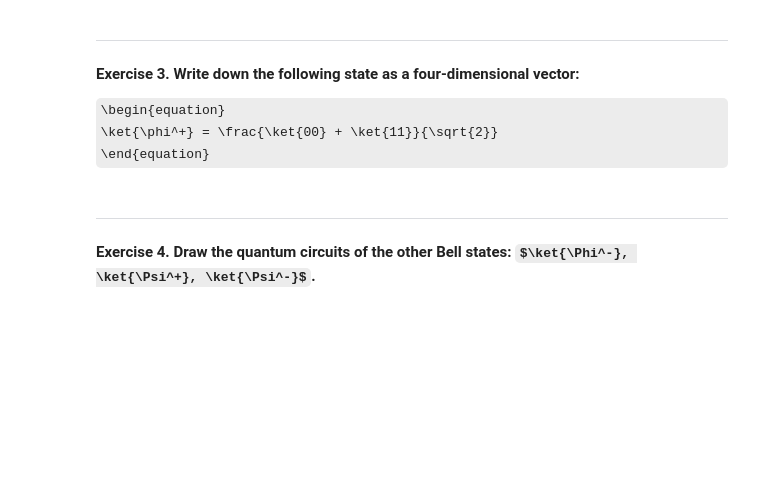
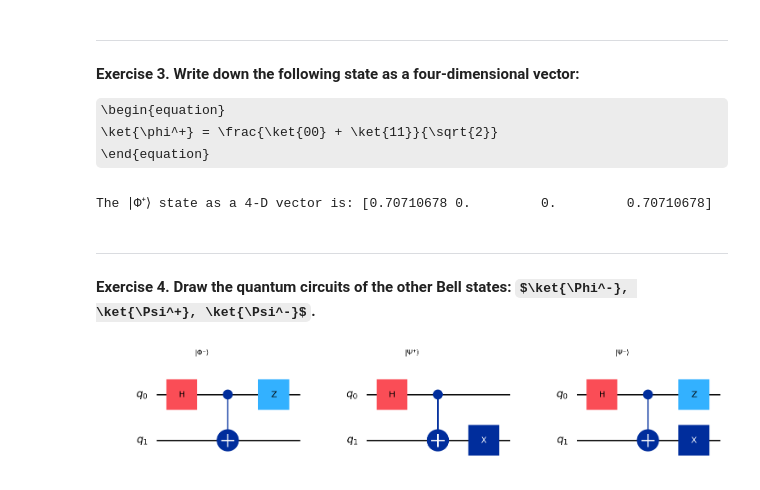
Before and after one commit to mdorchhuon/PHYSIC247, a Jupyter notebook: Assignment2.ipynb, the cells around one changed output. Saved outputs shown, nothing was run; the diff lists cells and outputs as text; code cells hidden in the pictures; some formulas as TeX source; blank space fills up the shorter version.

```diff
--- a/Assignment2.ipynb
+++ b/Assignment2.ipynb
@@ -85,9 +104,78 @@ qc2.draw('mpl')
 \ket{\phi^+} = \frac{\ket{00} + \ket{11}}{\sqrt{2}}
 \end{equation}
 # %%
-[...]
+import numpy as np
+import matplotlib.pyplot as plt
+from qiskit import *
+from qiskit.visualization import plot_histogram, plot_bloch_multivector, array_to_latex
+from qiskit import QuantumCircuit, QuantumRegister, transpile, assemble
+from qiskit_aer import Aer
+from qiskit.quantum_info import random_statevector
+from qiskit.quantum_info import partial_trace, entropy
+import qiskit.quantum_info as qi
+from IPython.display import HTML, display
+
+# Define the computational basis states |00> and |11> as vectors
+ket_00 = np.array([1, 0, 0, 0])
+ket_11 = np.array([0, 0, 0, 1])
+
+# Define the state |phi+> = (|00> + |11>) / sqrt(2)
+phi_plus = (ket_00 + ket_11) / np.sqrt(2)
+
+# Print the resulting vector
+print("The ∣Φ⁺⟩ state as a 4-D vector is:", phi_plus)
+# %% [output]
+The ∣Φ⁺⟩ state as a 4-D vector is: [0.70710678 0.         0.         0.70710678]
 # %% [markdown]
 ***
 **Exercise 4. Draw the quantum circuits of the other Bell states: $\ket{\Phi^-}, \ket{\Psi^+}, \ket{\Psi^-}$.**
 # %%
-[...]
+import numpy as np
+import matplotlib.pyplot as plt
+from qiskit import *
+from qiskit.visualization import plot_histogram, plot_bloch_multivector, array_to_latex
+from qiskit import QuantumCircuit, QuantumRegister, transpile, assemble
+from qiskit_aer import Aer
+from qiskit.quantum_info import random_statevector
+from qiskit.quantum_info import partial_trace, entropy
+import qiskit.quantum_info as qi
+from IPython.display import HTML, display
+import matplotlib.pyplot as plt
+
+# Generate circuit for (phi-).
+qc_phi_minus = QuantumCircuit(2)
+qc_phi_minus.h(0)
+qc_phi_minus.cx(0, 1)
+qc_phi_minus.z(0)
+
+# Generate circuit for (psi+).
+qc_psi_plus = QuantumCircuit(2)
+qc_psi_plus.h(0)
+qc_psi_plus.cx(0, 1)
+qc_psi_plus.x(1)
+
+# Generate circuit for (psi-).
+qc_psi_minus = QuantumCircuit(2)
+qc_psi_minus.h(0)
+qc_psi_minus.cx(0, 1)
+qc_psi_minus.x(1)
+qc_psi_minus.z(0)
+
+# Draw the circuits.
+fig, axes = plt.subplots(1, 3, figsize=(15, 5))  # 1 row, 3 columns
+
+# Draw each circuit on a subplot
+qc_phi_minus.draw('mpl', ax=axes[0])
+axes[0].set_title("|Φ⁻⟩")
+
+qc_psi_plus.draw('mpl', ax=axes[1])
+axes[1].set_title("|Ψ⁺⟩")
+
+qc_psi_minus.draw('mpl', ax=axes[2])
+axes[2].set_title("|Ψ⁻⟩")
+
+# Adjust layout and display
+plt.tight_layout()
+plt.show()
+# %% [output]
+[figure, added]
```
Also changed, not shown: parts of 1 cell of this notebook.
